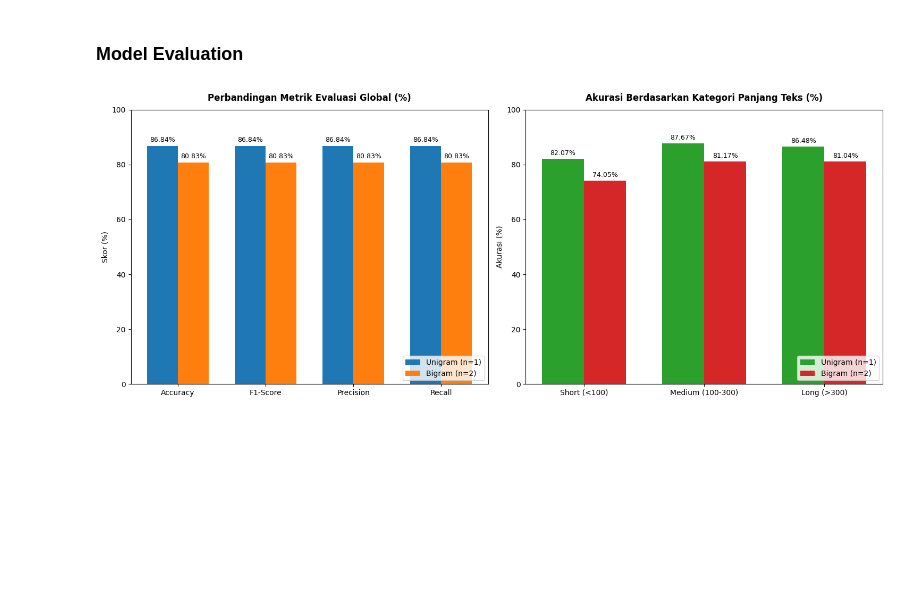
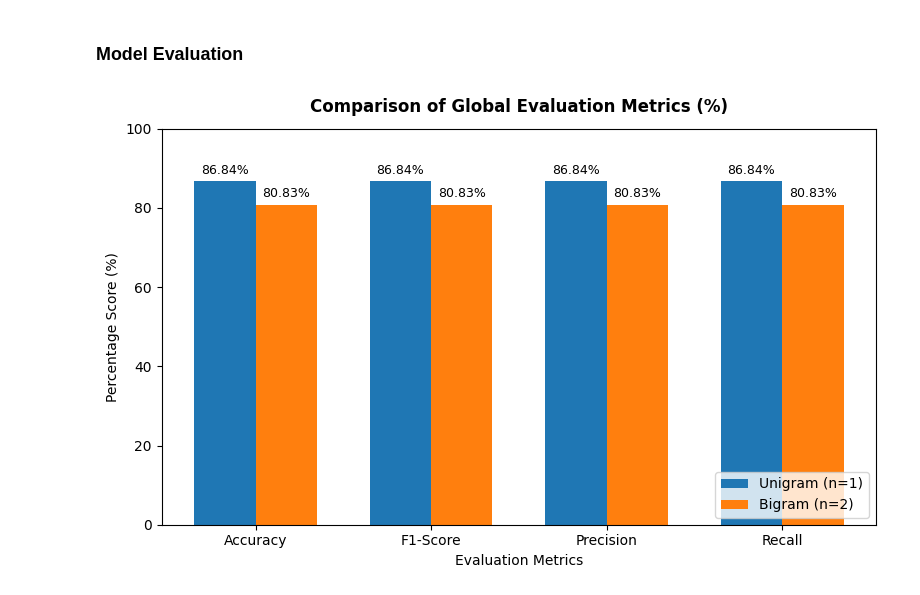
Before and after one commit to Admltfr/amazon-reviews-polarity, a Jupyter notebook: main.ipynb, the cells around one changed output. Saved outputs shown, nothing was run; the diff lists cells and outputs as text; code cells hidden in the pictures; blank space fills up the shorter version.

Commit message:
feat(model): change typography language for graph legends

```diff
--- a/main.ipynb
+++ b/main.ipynb
@@ -408,60 +408,95 @@ preds_bigram = model_pipeline(df_train_feat, df_test_feat, n_value=2)
 res_unigram = evaluate_predictions(preds_unigram, n_value=1)
 res_bigram = evaluate_predictions(preds_bigram, n_value=2)
 # %%
-fig, (ax1, ax2) = plt.subplots(1, 2, figsize=(15, 6))
+plt.figure(figsize=(8, 5))
 
 metrics = ['Accuracy', 'F1-Score', 'Precision', 'Recall']
 unigram_global = [
     res_unigram['accuracy'] * 100,
     res_unigram['f1'] * 100,
     res_unigram['precision'] * 100,
-    res_unigram['recall'] * 100
+    res_unigram['recall'] * 100,
 ]
 bigram_global = [
     res_bigram['accuracy'] * 100,
     res_bigram['f1'] * 100,
     res_bigram['precision'] * 100,
-    res_bigram['recall'] * 100
+    res_bigram['recall'] * 100,
 ]
 
 x = np.arange(len(metrics))
 width = 0.35
 
-rects1 = ax1.bar(x - width/2, unigram_global, width, label='Unigram (n=1)', color='#1f77b4')
-rects2 = ax1.bar(x + width/2, bigram_global, width, label='Bigram (n=2)', color='#ff7f0e')
+rects1 = plt.bar(
+    x - width / 2,
+    unigram_global,
+    width,
+    label='Unigram (n=1)',
+    color='#1f77b4',
+)
+rects2 = plt.bar(
+    x + width / 2, bigram_global, width, label='Bigram (n=2)', color='#ff7f0e'
+)
 
-ax1.set_title('Perbandingan Metrik Evaluasi Global (%)', fontsize=12, fontweight='bold', pad=12)
-ax1.set_ylabel('Skor (%)', fontsize=10)
-ax1.set_xticks(x)
-ax1.set_xticklabels(metrics, fontsize=10)
-ax1.set_ylim(0, 100)
-ax1.legend(loc='lower right')
+plt.title(
+    'Comparison of Global Evaluation Metrics (%)',
+    fontsize=12,
+    fontweight='bold',
+    pad=12,
+)
+plt.xlabel('Evaluation Metrics', fontsize=10)
+plt.ylabel('Percentage Score (%)', fontsize=10)
+plt.xticks(x, metrics, fontsize=10)
+plt.ylim(0, 100)
+plt.legend(loc='lower right')
 
-ax1.bar_label(rects1, fmt='%.2f%%', padding=3, fontsize=9)
-ax1.bar_label(rects2, fmt='%.2f%%', padding=3, fontsize=9)
+plt.bar_label(rects1, fmt='%.2f%%', padding=3, fontsize=9)
+plt.bar_label(rects2, fmt='%.2f%%', padding=3, fontsize=9)
+
+plt.tight_layout()
+plt.show()
+
+plt.figure(figsize=(8, 5))
 
 categories = ['Short (<100)', 'Medium (100-300)', 'Long (>300)']
 cat_keys = ['Short', 'Medium', 'Long']
 
 unigram_cat = [res_unigram['by_category'][cat] * 100 for cat in cat_keys]
 bigram_cat = [res_bigram['by_category'][cat] * 100 for cat in cat_keys]
 
 x_cat = np.arange(len(categories))
 
-rects3 = ax2.bar(x_cat - width/2, unigram_cat, width, label='Unigram (n=1)', color='#2ca02c')
-rects4 = ax2.bar(x_cat + width/2, bigram_cat, width, label='Bigram (n=2)', color='#d62728')
+rects3 = plt.bar(
+    x_cat - width / 2,
+    unigram_cat,
+    width,
+    label='Unigram (n=1)',
+    color='#2ca02c',
+)
+rects4 = plt.bar(
+    x_cat + width / 2,
+    bigram_cat,
+    width,
+    label='Bigram (n=2)',
+    color='#d62728',
+)
 
-ax2.set_title('Akurasi Berdasarkan Kategori Panjang Teks (%)', fontsize=12, fontweight='bold', pad=12)
-ax2.set_ylabel('Akurasi (%)', fontsize=10)
-ax2.set_xticks(x_cat)
-ax2.set_xticklabels(categories, fontsize=10)
-ax2.set_ylim(0, 100)
-ax2.legend(loc='lower right')
+plt.title(
+    'Accuracy by Text Length Category (%)',
+    fontsize=12,
+    fontweight='bold',
+    pad=12,
+)
+plt.xlabel('Text Length Category (Characters)', fontsize=10)
+plt.ylabel('Accuracy Score (%)', fontsize=10)
+plt.xticks(x_cat, categories, fontsize=10)
+plt.ylim(0, 100)
+plt.legend(loc='lower right')
 
-ax2.bar_label(rects3, fmt='%.2f%%', padding=3, fontsize=9)
-ax2.bar_label(rects4, fmt='%.2f%%', padding=3, fontsize=9)
+plt.bar_label(rects3, fmt='%.2f%%', padding=3, fontsize=9)
+plt.bar_label(rects4, fmt='%.2f%%', padding=3, fontsize=9)
 
 plt.tight_layout()
 plt.show()
 # %% [output]
-[figure, old version]
+[figure, new version]
```
Also changed, not shown: parts of 1 cell of this notebook.
